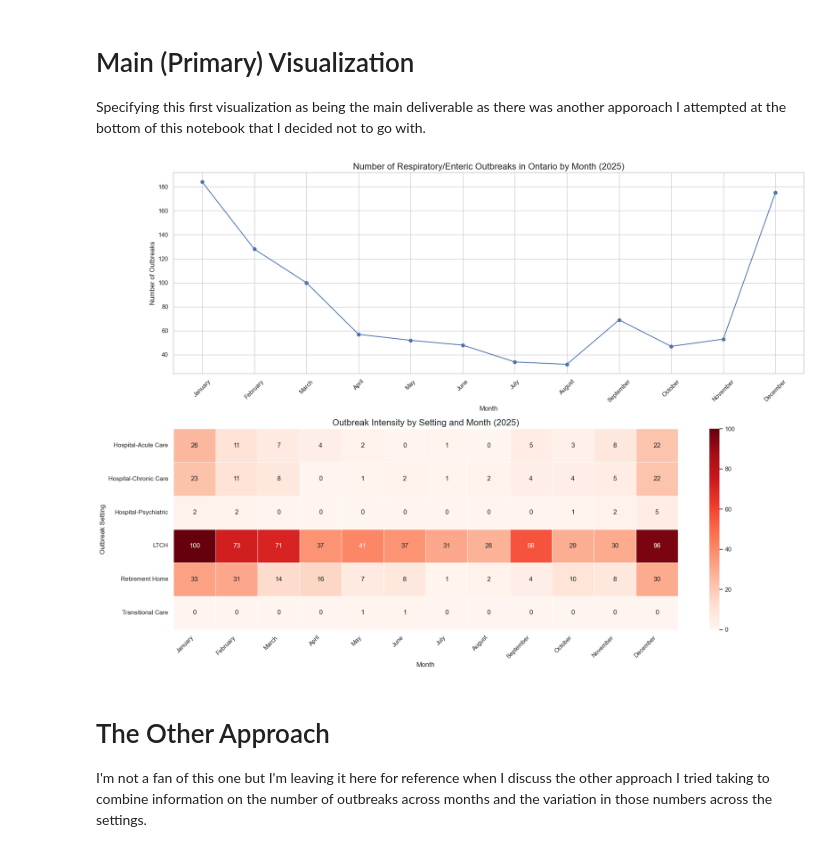
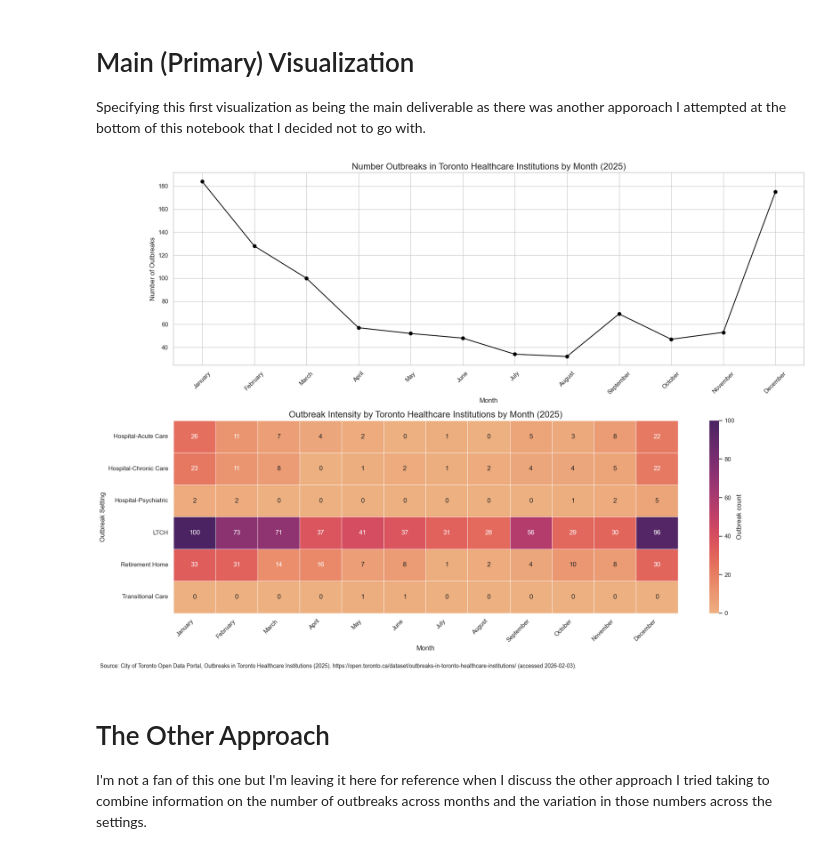
Before and after one commit to amera6/visualization, a Jupyter notebook: 02_activities/assignments/assignment-3/Python_Visualization.ipynb, the cells around one changed output. Drawn from its saved outputs; the diff is of its cells as text; code cells hidden in the pictures.

```diff
--- a/02_activities/assignments/assignment-3/Python_Visualization.ipynb
+++ b/02_activities/assignments/assignment-3/Python_Visualization.ipynb
@@ -29,31 +29,45 @@ sns.set_theme(style="whitegrid")
 # %%
 # Create subplots
 fig, axes = plt.subplots(2, 1, figsize=(18, 13), sharex=False) # two plots stacked on top of each other
 
 # 1. Line Plot of Monthly Outbreak Counts
 monthly_counts = df['Month'].astype(str).value_counts().reindex(month_keys, fill_value=0) # counts number of outbreaks for each month
 
-axes[0].plot(month_labels, monthly_counts.values, marker='o', linestyle='-') # creates line plot
-axes[0].set_title('Number of Respiratory/Enteric Outbreaks in Ontario by Month (2025)', fontsize=16)   # title
+axes[0].plot(month_labels, monthly_counts.values, marker='o', linestyle='-',color='black') # creates line plot
+axes[0].set_title('Number Outbreaks in Toronto Healthcare Institutions by Month (2025)', fontsize=16)   # title
 axes[0].set_xlabel('Month') # x-axis title
 axes[0].set_ylabel('Number of Outbreaks') # y-axis title
 axes[0].tick_params(axis='x', rotation=45) # rotating x-axis labels for better readability
 
 # 2. Heatmap of Outbreaks by Setting and Month
 setting_month_counts = df.groupby(['Outbreak Setting', df['Month'].astype(str)]).size().unstack(fill_value=0) # pivot table of counts by setting and month
 setting_month_counts = setting_month_counts.reindex(columns=month_keys, fill_value=0) # reindex columns to ensure all months are present
 
-sns.heatmap(setting_month_counts, cmap="Reds", linewidths=0.5, annot=True, fmt="d", ax=axes[1]) # heatmap with annotations
-axes[1].set_title('Outbreak Intensity by Setting and Month (2025)', fontsize=16) # title
+sns.heatmap(setting_month_counts, cmap="flare", linewidths=0.5, annot=True, fmt="d", ax=axes[1],cbar_kws={'label': 'Outbreak count'}) # heatmap with annotations
+axes[1].set_title('Outbreak Intensity by Toronto Healthcare Institutions by Month (2025)', fontsize=16) # title
 axes[1].set_xlabel('Month') # x-axis title
 axes[1].set_ylabel('Outbreak Setting') # y-axis title
 axes[1].set_xticks(np.arange(len(month_labels)) + 0.5) # set x-ticks to be in the center of each cell
 axes[1].set_xticklabels(month_labels, rotation=45, ha='right') # set x-tick labels
 
-plt.tight_layout()
+
+
+caption = ("Source: City of Toronto Open Data Portal, Outbreaks in Toronto Healthcare Institutions (2025). "
+           "https://open.toronto.ca/dataset/outbreaks-in-toronto-healthcare-institutions/ "
+           "(accessed 2026-02-03).")
+
+fig.text(
+    0.01, 0.01, caption,   # x, y in figure coordinates
+    ha="left", va="bottom",
+    fontsize=10,
+    wrap=True
+)
+
+plt.tight_layout(rect=[0, 0.03, 1, 1])
+
 plt.show()
 # %% [output]
-[figure, old version]
+[figure, new version]
 # %% [markdown]
 # The Other Approach
 I'm not a fan of this one but I'm leaving it here for reference when I discuss the other approach I tried taking to combine information on the number of outbreaks across months and the variation in those numbers across the settings.
```
Also changed, not shown: 1 other file.
